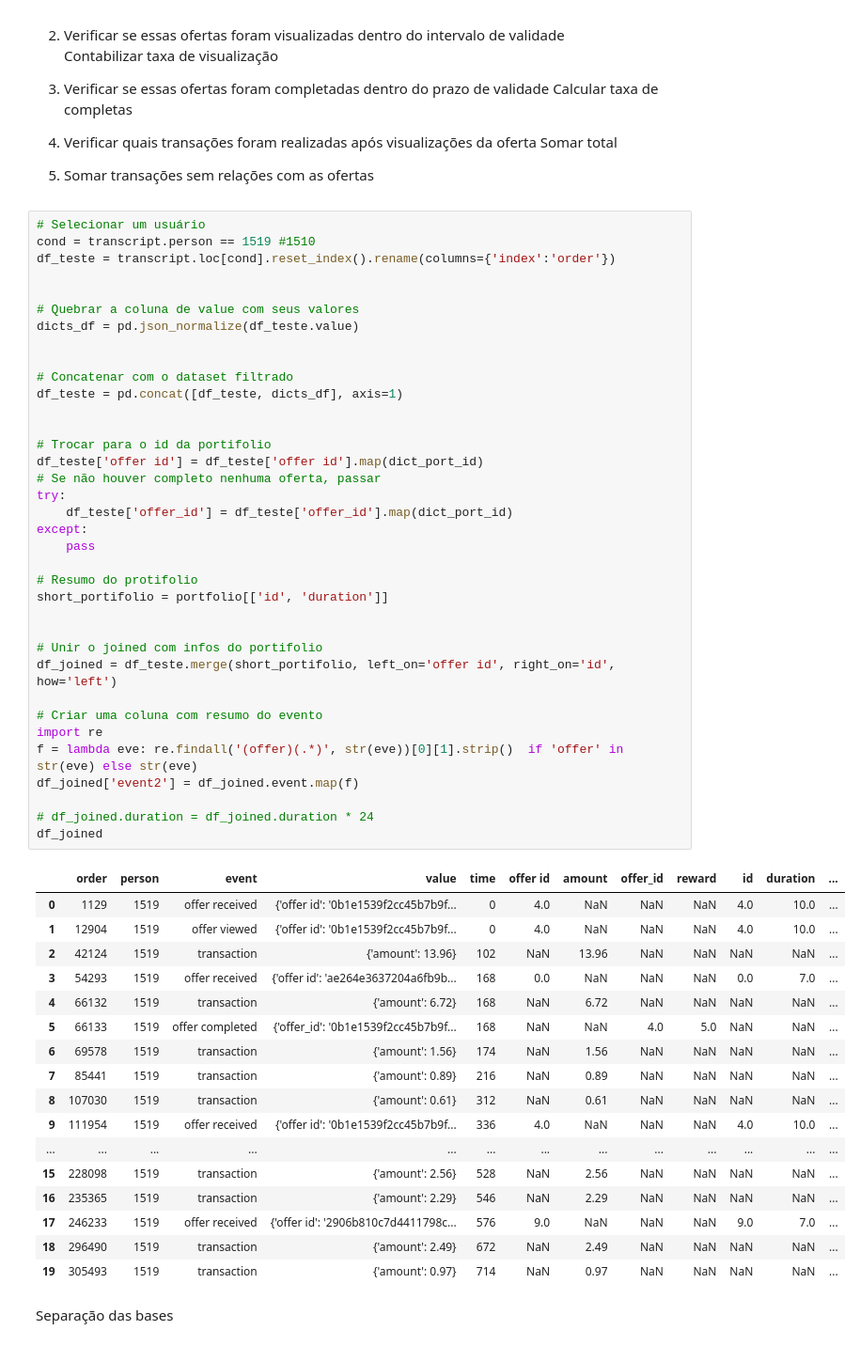
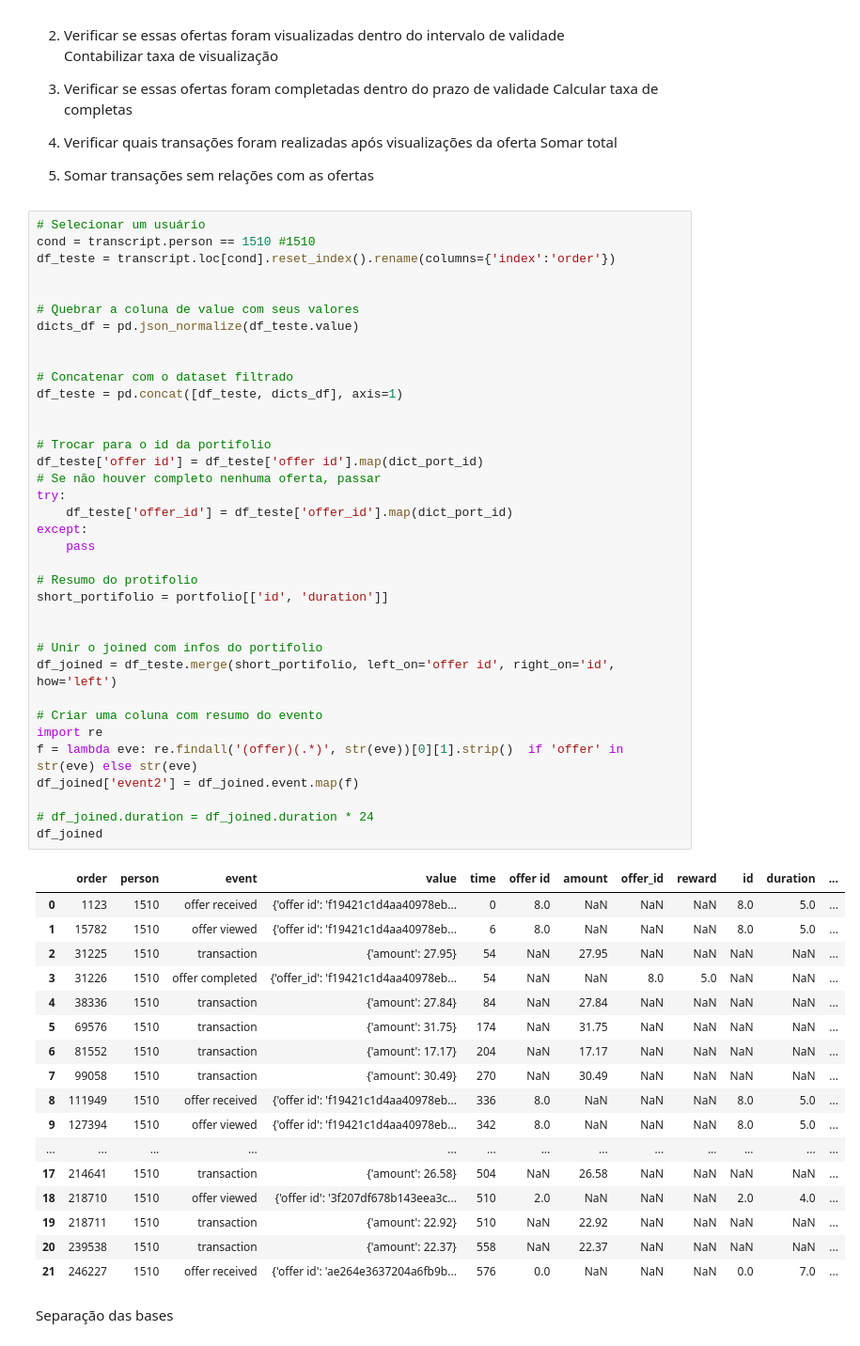
Before and after one commit to IsmaelMiranda11/capstone_project_offer_starbucks, a Jupyter notebook: Explorando os Dados.ipynb, the cells around one changed output. Shown: that part at 94% size. Saved outputs shown, nothing was run; the diff lists cells and outputs as text.

```diff
--- a/Explorando os Dados.ipynb
+++ b/Explorando os Dados.ipynb
@@ -258,7 +258,7 @@ Passo a passo para tratamento dos dados:
 1. Somar transações sem relações com as ofertas
 # %%
 # Selecionar um usuário
-cond = transcript.person == 1519 #1510
+cond = transcript.person == 1510 #1510
 df_teste = transcript.loc[cond].reset_index().rename(columns={'index':'order'})
 
 
@@ -267,49 +267,49 @@ dicts_df = pd.json_normalize(df_teste.value)
 
 
 # Concatenar com o dataset filtrado
 df_teste = pd.concat([df_teste, dicts_df], axis=1)
 
 
 # Trocar para o id da portifolio
 df_teste['offer id'] = df_teste['offer id'].map(dict_port_id)
 # Se não houver completo nenhuma oferta, passar
 try:
     df_teste['offer_id'] = df_teste['offer_id'].map(dict_port_id)
 except:
     pass
 
 # Resumo do protifolio
 short_portifolio = portfolio[['id', 'duration']]
 
 
 # Unir o joined com infos do portifolio
 df_joined = df_teste.merge(short_portifolio, left_on='offer id', right_on='id', how='left')
 
 # Criar uma coluna com resumo do evento
 import re
 f = lambda eve: re.findall('(offer)(.*)', str(eve))[0][1].strip()  if 'offer' in str(eve) else str(eve)
 df_joined['event2'] = df_joined.event.map(f)
 
 # df_joined.duration = df_joined.duration * 24
 df_joined
 # %% [output]
 |  | order | person | event | value | time | offer id | amount | offer_id | reward | id | duration | ... |
-| 0 | 1129 | 1519 | offer received | {'offer id': '0b1e1539f2cc45b7b9f... | 0 | 4.0 | NaN | NaN | NaN | 4.0 | 10.0 | ... |
-| 1 | 12904 | 1519 | offer viewed | {'offer id': '0b1e1539f2cc45b7b9f... | 0 | 4.0 | NaN | NaN | NaN | 4.0 | 10.0 | ... |
-| 2 | 42124 | 1519 | transaction | {'amount': 13.96} | 102 | NaN | 13.96 | NaN | NaN | NaN | NaN | ... |
-| 3 | 54293 | 1519 | offer received | {'offer id': 'ae264e3637204a6fb9b... | 168 | 0.0 | NaN | NaN | NaN | 0.0 | 7.0 | ... |
-| 4 | 66132 | 1519 | transaction | {'amount': 6.72} | 168 | NaN | 6.72 | NaN | NaN | NaN | NaN | ... |
-| 5 | 66133 | 1519 | offer completed | {'offer_id': '0b1e1539f2cc45b7b9f... | 168 | NaN | NaN | 4.0 | 5.0 | NaN | NaN | ... |
-| 6 | 69578 | 1519 | transaction | {'amount': 1.56} | 174 | NaN | 1.56 | NaN | NaN | NaN | NaN | ... |
-| 7 | 85441 | 1519 | transaction | {'amount': 0.89} | 216 | NaN | 0.89 | NaN | NaN | NaN | NaN | ... |
-| 8 | 107030 | 1519 | transaction | {'amount': 0.61} | 312 | NaN | 0.61 | NaN | NaN | NaN | NaN | ... |
-| 9 | 111954 | 1519 | offer received | {'offer id': '0b1e1539f2cc45b7b9f... | 336 | 4.0 | NaN | NaN | NaN | 4.0 | 10.0 | ... |
+| 0 | 1123 | 1510 | offer received | {'offer id': 'f19421c1d4aa40978eb... | 0 | 8.0 | NaN | NaN | NaN | 8.0 | 5.0 | ... |
+| 1 | 15782 | 1510 | offer viewed | {'offer id': 'f19421c1d4aa40978eb... | 6 | 8.0 | NaN | NaN | NaN | 8.0 | 5.0 | ... |
+| 2 | 31225 | 1510 | transaction | {'amount': 27.95} | 54 | NaN | 27.95 | NaN | NaN | NaN | NaN | ... |
+| 3 | 31226 | 1510 | offer completed | {'offer_id': 'f19421c1d4aa40978eb... | 54 | NaN | NaN | 8.0 | 5.0 | NaN | NaN | ... |
+| 4 | 38336 | 1510 | transaction | {'amount': 27.84} | 84 | NaN | 27.84 | NaN | NaN | NaN | NaN | ... |
+| 5 | 69576 | 1510 | transaction | {'amount': 31.75} | 174 | NaN | 31.75 | NaN | NaN | NaN | NaN | ... |
+| 6 | 81552 | 1510 | transaction | {'amount': 17.17} | 204 | NaN | 17.17 | NaN | NaN | NaN | NaN | ... |
+| 7 | 99058 | 1510 | transaction | {'amount': 30.49} | 270 | NaN | 30.49 | NaN | NaN | NaN | NaN | ... |
+| 8 | 111949 | 1510 | offer received | {'offer id': 'f19421c1d4aa40978eb... | 336 | 8.0 | NaN | NaN | NaN | 8.0 | 5.0 | ... |
+| 9 | 127394 | 1510 | offer viewed | {'offer id': 'f19421c1d4aa40978eb... | 342 | 8.0 | NaN | NaN | NaN | 8.0 | 5.0 | ... |
 | ... | ... | ... | ... | ... | ... | ... | ... | ... | ... | ... | ... | ... |
-| 15 | 228098 | 1519 | transaction | {'amount': 2.56} | 528 | NaN | 2.56 | NaN | NaN | NaN | NaN | ... |
-| 16 | 235365 | 1519 | transaction | {'amount': 2.29} | 546 | NaN | 2.29 | NaN | NaN | NaN | NaN | ... |
-| 17 | 246233 | 1519 | offer received | {'offer id': '2906b810c7d4411798c... | 576 | 9.0 | NaN | NaN | NaN | 9.0 | 7.0 | ... |
-| 18 | 296490 | 1519 | transaction | {'amount': 2.49} | 672 | NaN | 2.49 | NaN | NaN | NaN | NaN | ... |
-| 19 | 305493 | 1519 | transaction | {'amount': 0.97} | 714 | NaN | 0.97 | NaN | NaN | NaN | NaN | ... |
+| 17 | 214641 | 1510 | transaction | {'amount': 26.58} | 504 | NaN | 26.58 | NaN | NaN | NaN | NaN | ... |
+| 18 | 218710 | 1510 | offer viewed | {'offer id': '3f207df678b143eea3c... | 510 | 2.0 | NaN | NaN | NaN | 2.0 | 4.0 | ... |
+| 19 | 218711 | 1510 | transaction | {'amount': 22.92} | 510 | NaN | 22.92 | NaN | NaN | NaN | NaN | ... |
+| 20 | 239538 | 1510 | transaction | {'amount': 22.37} | 558 | NaN | 22.37 | NaN | NaN | NaN | NaN | ... |
+| 21 | 246227 | 1510 | offer received | {'offer id': 'ae264e3637204a6fb9b... | 576 | 0.0 | NaN | NaN | NaN | 0.0 | 7.0 | ... |
 # %% [markdown]
 Separação das bases
 # %%
```
Also changed, not shown: parts of 9 cells of this notebook.
